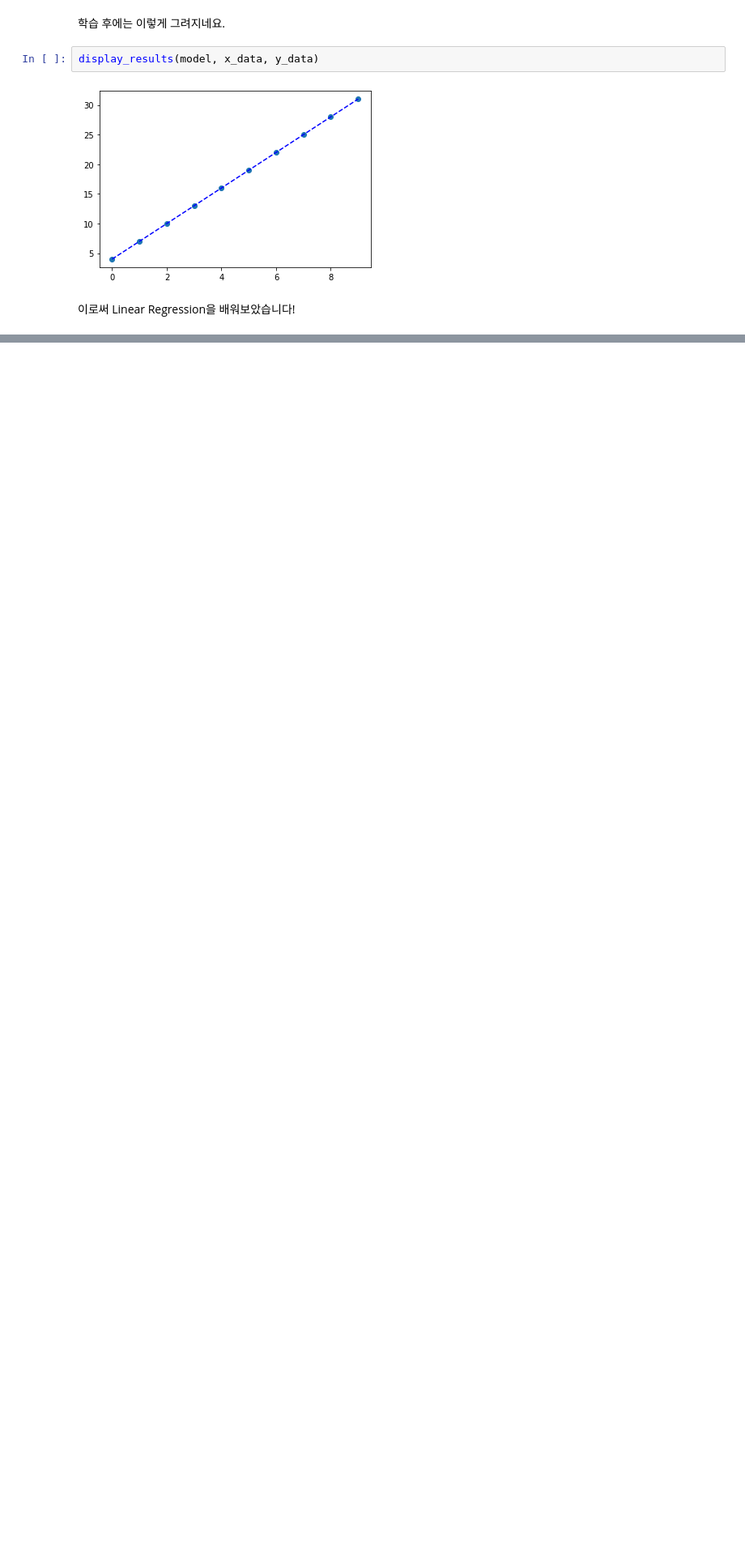
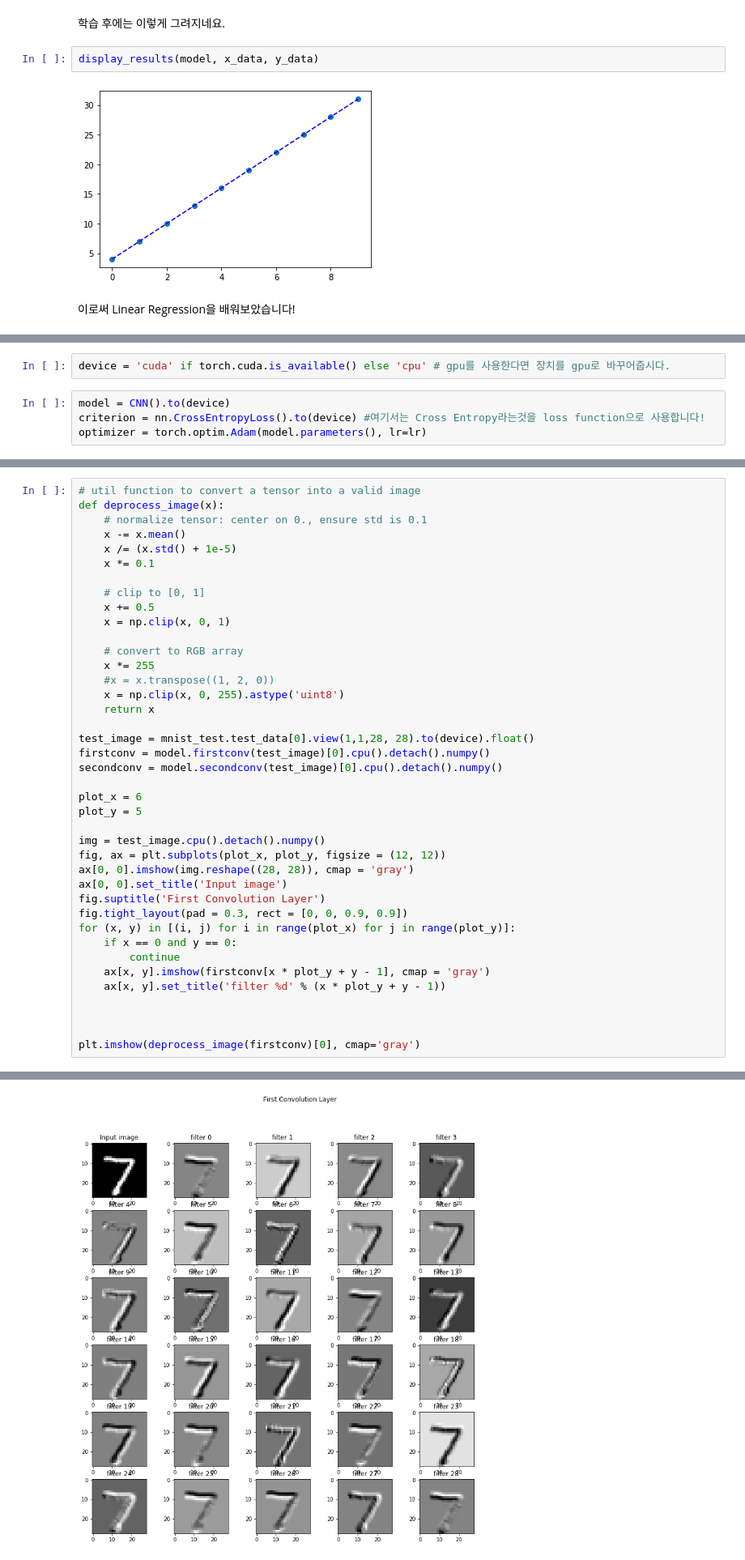
Before and after one commit to HanyangTechAI/CV_2020, a Jupyter notebook: lab01_Application_of_Neural_Network_in_Computer_Vision/1. Introduction to ML with CV.ipynb, the cells around one changed output, grey strips where cells are left out. Shown: that part at 81% size. Saved outputs shown, nothing was run; the diff lists cells and outputs as text; blank space fills up the shorter version.

```diff
--- a/lab01_Application_of_Neural_Network_in_Computer_Vision/1. Introduction to ML with CV.ipynb
+++ b/lab01_Application_of_Neural_Network_in_Computer_Vision/1. Introduction to ML with CV.ipynb
@@ -237,0 +321,6 @@ display_results(model, x_data, y_data)
+# %%
+device = 'cuda' if torch.cuda.is_available() else 'cpu' # gpu를 사용한다면 장치를 gpu로 바꾸어줍시다.
+# %%
+model = CNN().to(device)
+criterion = nn.CrossEntropyLoss().to(device) #여기서는 Cross Entropy라는것을 loss function으로 사용합니다!
+optimizer = torch.optim.Adam(model.parameters(), lr=lr)
@@ -237,0 +380,41 @@ display_results(model, x_data, y_data)
+# %%
+# util function to convert a tensor into a valid image
+def deprocess_image(x):
+    # normalize tensor: center on 0., ensure std is 0.1
+    x -= x.mean()
+    x /= (x.std() + 1e-5)
+    x *= 0.1
+
+    # clip to [0, 1]
+    x += 0.5
+    x = np.clip(x, 0, 1)
+
+    # convert to RGB array
+    x *= 255
+    #x = x.transpose((1, 2, 0))
+    x = np.clip(x, 0, 255).astype('uint8')
+    return x
+
+test_image = mnist_test.test_data[0].view(1,1,28, 28).to(device).float()
+firstconv = model.firstconv(test_image)[0].cpu().detach().numpy()
+secondconv = model.secondconv(test_image)[0].cpu().detach().numpy()
+
+plot_x = 6
+plot_y = 5
+
+img = test_image.cpu().detach().numpy()
+fig, ax = plt.subplots(plot_x, plot_y, figsize = (12, 12))
+ax[0, 0].imshow(img.reshape((28, 28)), cmap = 'gray')
+ax[0, 0].set_title('Input image')
+fig.suptitle('First Convolution Layer')
+fig.tight_layout(pad = 0.3, rect = [0, 0, 0.9, 0.9])
+for (x, y) in [(i, j) for i in range(plot_x) for j in range(plot_y)]:
+    if x == 0 and y == 0:
+        continue
+    ax[x, y].imshow(firstconv[x * plot_y + y - 1], cmap = 'gray')
+    ax[x, y].set_title('filter %d' % (x * plot_y + y - 1))
+
+
+
+plt.imshow(deprocess_image(firstconv)[0], cmap='gray')
+# %% [output]
@@ -237,0 +422 @@ display_results(model, x_data, y_data)
+[figure, added]
```
Also changed, not shown: parts of 13 cells of this notebook, 10 other files.
